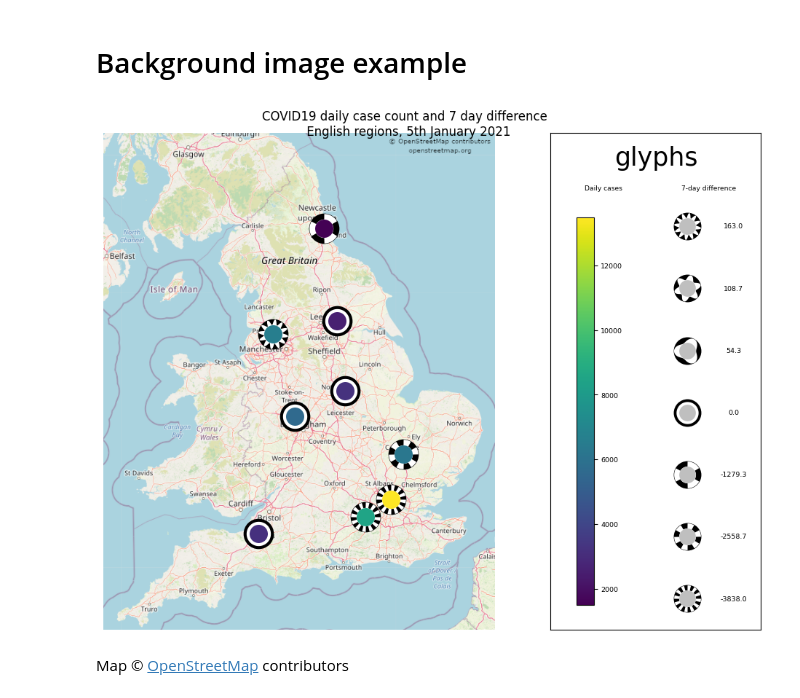
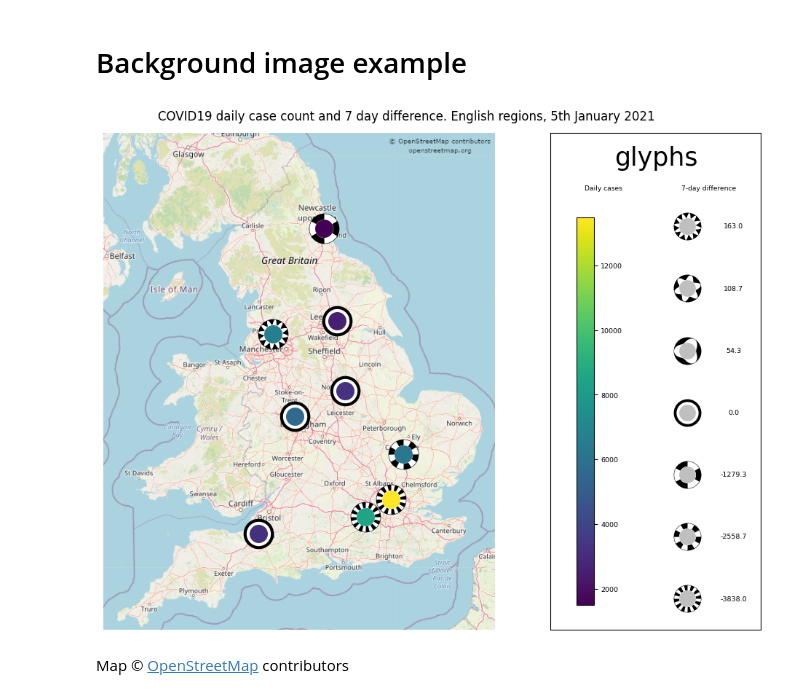
Before and after one commit to cusp-london/vizent, a Jupyter notebook: docs/_build/.doctrees/nbsphinx/gallery-background-image-map.ipynb, the cells around one changed output. Saved outputs shown, nothing was run; the diff lists cells and outputs as text; code cells hidden in the pictures.

```diff
--- a/docs/_build/.doctrees/nbsphinx/gallery-background-image-map.ipynb
+++ b/docs/_build/.doctrees/nbsphinx/gallery-background-image-map.ipynb
@@ -3,24 +3,22 @@
 # %%
 from vizent import vizent_plot
 import pandas as pd
 
 data = pd.read_csv("sample-data/england-covid-example.csv")
 x = data['lon'].tolist()
 y = data['lat'].tolist()
 cases = data['Cases'].tolist()
 accel = data['Diff7Day'].tolist()
 
 size = [30]*len(x)
 
 fig = vizent_plot(x, y, cases, accel, size, shape_label="7-day difference",
                   color_label="Daily cases",
                   image_file="../vizent/images/england_map.png",
                   extent=[-6, 2, 49.9, 56])
 
-fig.subplots_adjust(top=0.9)
-
-title= fig.suptitle("COVID19 daily case count and 7 day difference \n English regions, 5th January 2021", y=0.94)
+title= fig.suptitle("COVID19 daily case count and 7 day difference. English regions, 5th January 2021", y=0.94)
 # %% [output]
-[figure, old version]
+[figure, new version]
 # %% [markdown]
 Map © [OpenStreetMap](https://www.openstreetmap.org/) contributors
```
Also changed, not shown: 35 other files.
